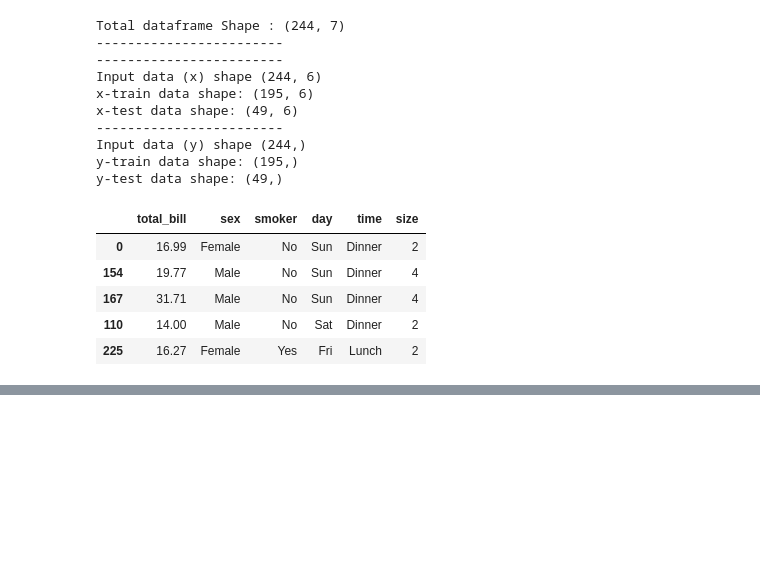
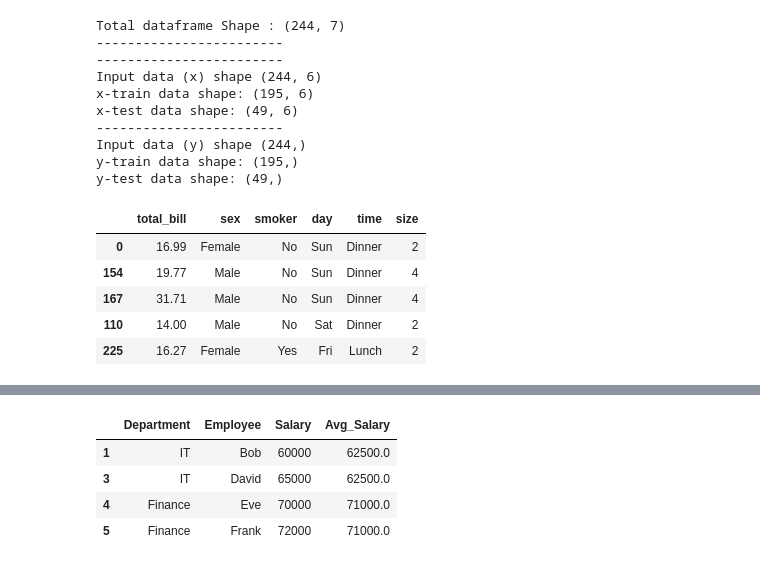
Before and after one commit to ashutosh414/Python-from-beginning, a Jupyter notebook: Day032_DataDividation.ipynb, the cells around one changed output, grey strips where cells are left out. Saved outputs shown, nothing was run; the diff lists cells and outputs as text; code cells hidden in the pictures; blank space fills up the shorter version.

```diff
--- a/Day032_DataDividation.ipynb
+++ b/Day032_DataDividation.ipynb
@@ -233,0 +289,15 @@ x_train.head()
+# %%
+import pandas as pd
+
+data = {'Department': ['HR', 'IT', 'HR', 'IT', 'Finance', 'Finance'],
+        'Employee': ['Alice', 'Bob', 'Charlie', 'David', 'Eve', 'Frank'],
+        'Salary': [50000, 60000, 55000, 65000, 70000, 72000]}
+
+df = pd.DataFrame(data)
+
+# Group by 'Department' and sum salaries
+grouped1 = df.groupby('Department')['Salary'].mean().sort_values(ascending=True)
+grouped2 = df.groupby('Department')['Salary'].sum().sort_values(ascending=False)
+grouped2 = df.groupby('Department')['Salary'].agg(['sum','mean']).sort_values(by='mean',ascending=True)
+print(grouped1)
+print(grouped2)
@@ -233,0 +315,3 @@ x_train.head()
+# %%
+df['Avg_Salary'] = df.groupby('Department')['Salary'].transform('mean')
+print(df)
@@ -233,0 +349,8 @@ x_train.head()
+# %%
+df.groupby('Department').filter(lambda x: x['Salary'].mean() > 60000)
+# %% [output]
+|  | Department | Employee | Salary | Avg_Salary |
+| 1 | IT | Bob | 60000 | 62500.0 |
+| 3 | IT | David | 65000 | 62500.0 |
+| 4 | Finance | Eve | 70000 | 71000.0 |
+| 5 | Finance | Frank | 72000 | 71000.0 |
```
Also changed, not shown: parts of 11 cells of this notebook.
